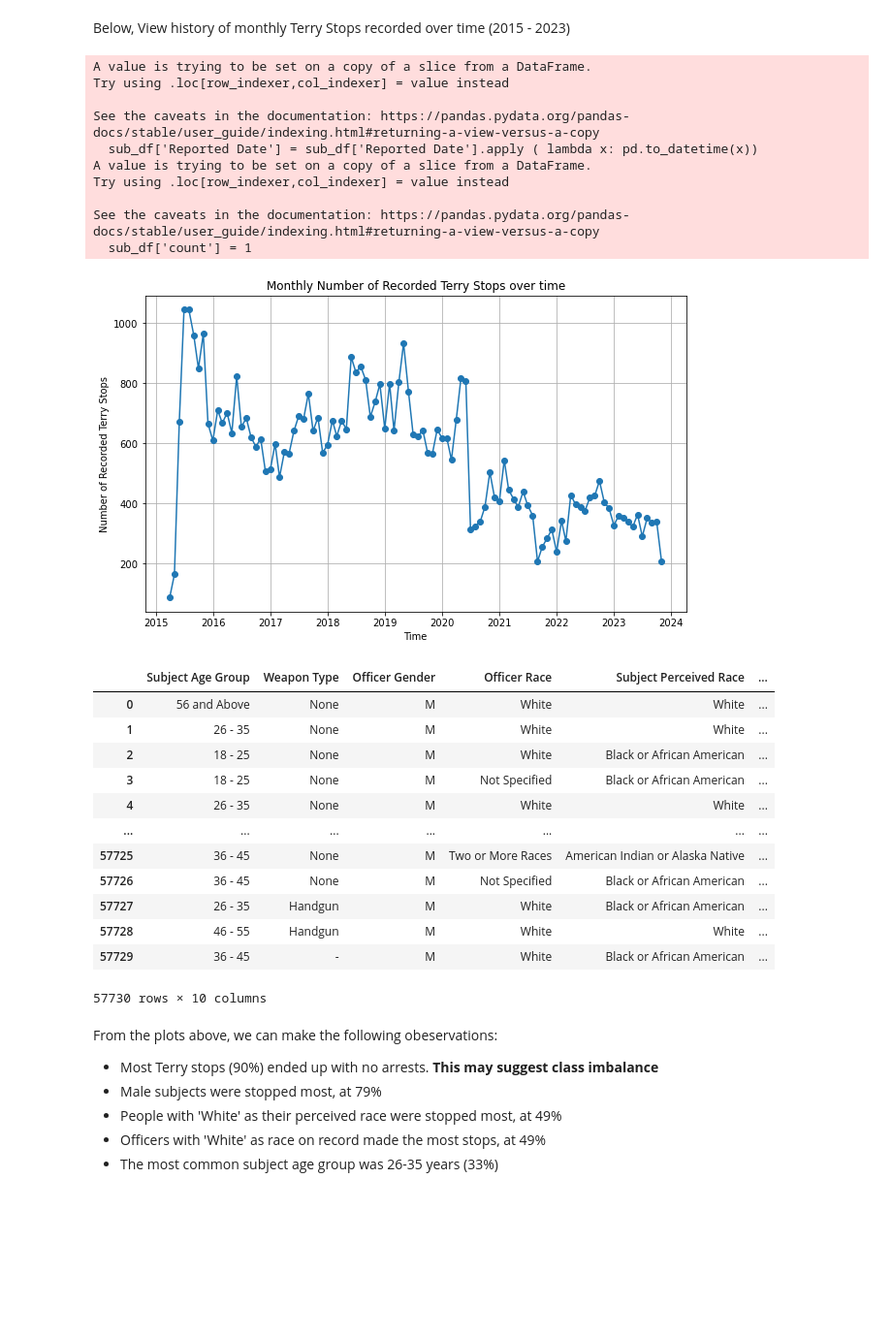
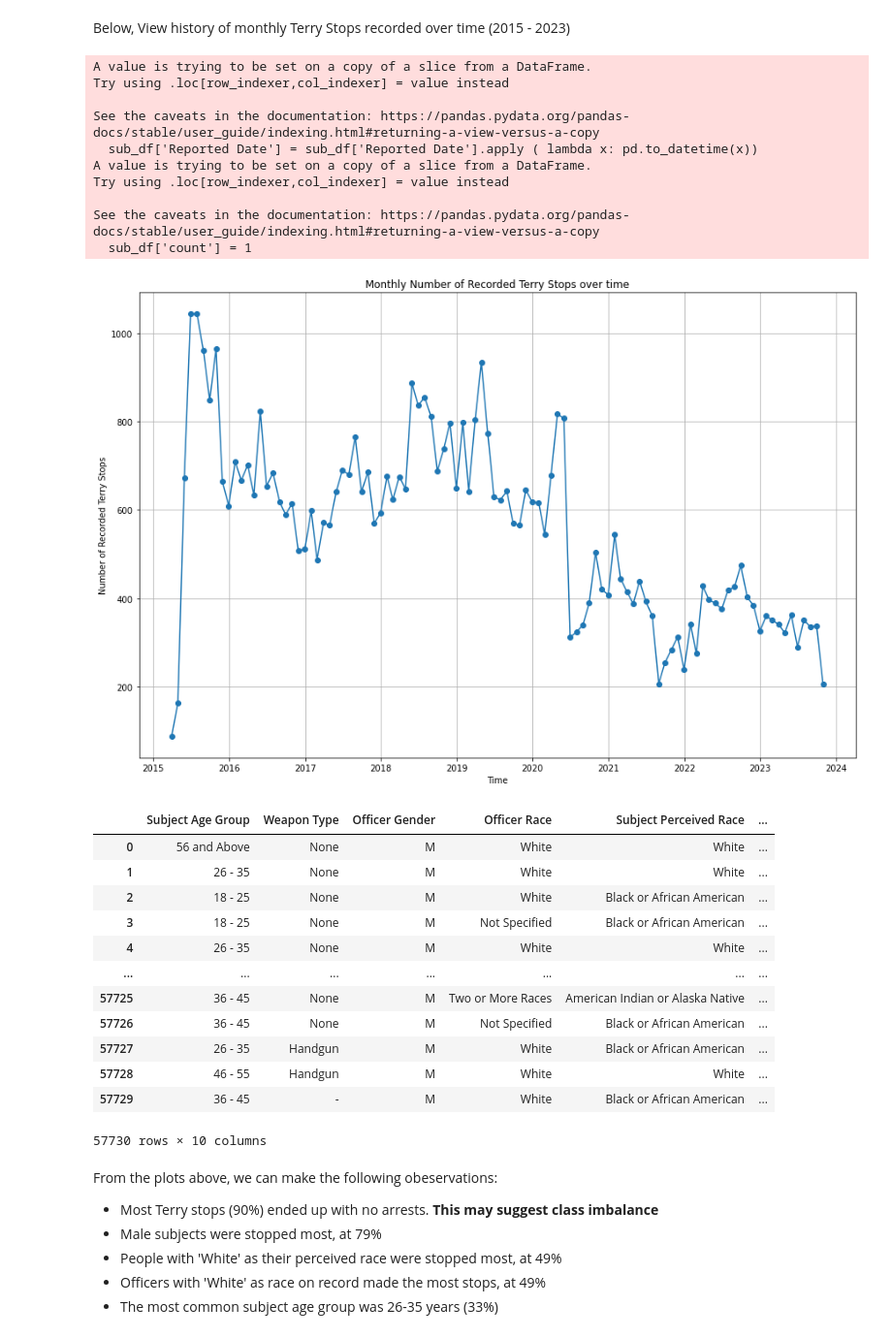
Before and after one commit to alexmuturi/Terry-Stops-Data-Science-Project, a Jupyter notebook: index.ipynb, the cells around one changed output. Shown at 97% size. Saved outputs shown, nothing was run; the diff lists cells and outputs as text; code cells hidden in the pictures; blank space fills up the shorter version.

```diff
--- a/index.ipynb
+++ b/index.ipynb
@@ -129,35 +134,35 @@ Below, View history of monthly Terry Stops recorded over time (2015 - 2023)
 #plot of terry stops over time
 
 #convert values to to datetime
 sub_df['Reported Date'] = sub_df['Reported Date'].apply ( lambda x: pd.to_datetime(x))
 
 #resample to aggregate values per day
 sub_df['count'] = 1
 daily_counts  = sub_df.resample('M', on='Reported Date')['count'].sum()
 
 #plot
-plt.figure(figsize=(10,6))
+plt.figure(figsize=(15,10))
 plt.plot(daily_counts.index, daily_counts.values, marker='o', linestyle='-')
 
 plt.xlabel('Time')
 plt.ylabel('Number of Recorded Terry Stops')
 plt.title('Monthly Number of Recorded Terry Stops over time')
 plt.grid(True)
 plt.show();
 
 sub_df.drop('count', axis=1)
 # %% [output]
 A value is trying to be set on a copy of a slice from a DataFrame.
 Try using .loc[row_indexer,col_indexer] = value instead
 
 See the caveats in the documentation: https://pandas.pydata.org/pandas-docs/stable/user_guide/indexing.html#returning-a-view-versus-a-copy
   sub_df['Reported Date'] = sub_df['Reported Date'].apply ( lambda x: pd.to_datetime(x))
 A value is trying to be set on a copy of a slice from a DataFrame.
 Try using .loc[row_indexer,col_indexer] = value instead
 
 See the caveats in the documentation: https://pandas.pydata.org/pandas-docs/stable/user_guide/indexing.html#returning-a-view-versus-a-copy
   sub_df['count'] = 1
-[figure, old version]
+[figure, new version]
 |  | Subject Age Group | Weapon Type | Officer Gender | Officer Race | Subject Perceived Race | ... |
 | 0 | 56 and Above | None | M | White | White | ... |
 | 1 | 26 - 35 | None | M | White | White | ... |
```
Also changed, not shown: parts of 5 cells of this notebook, 10 other files.
